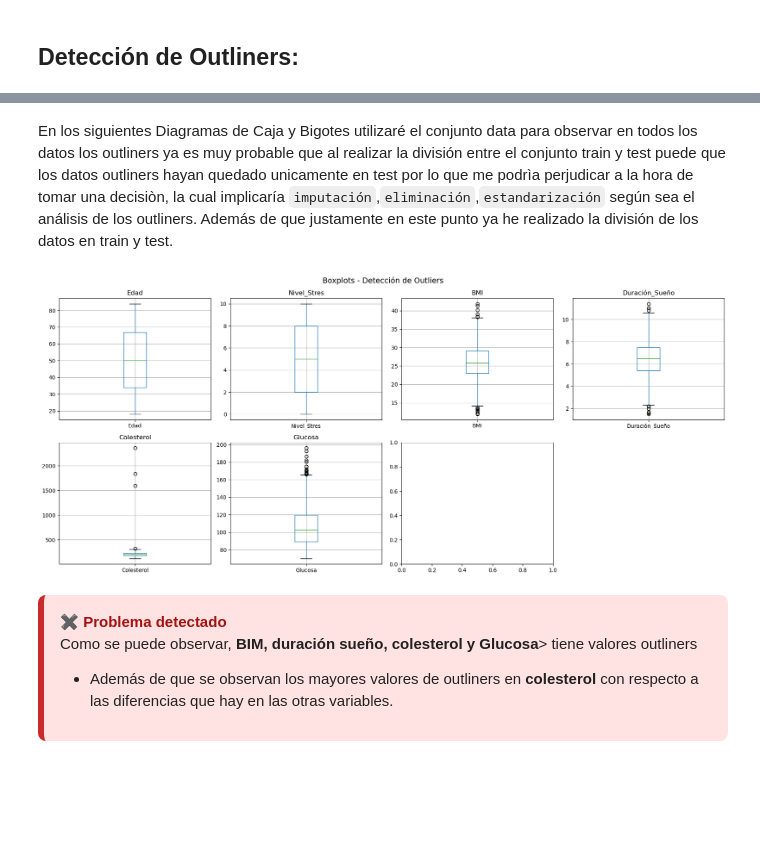
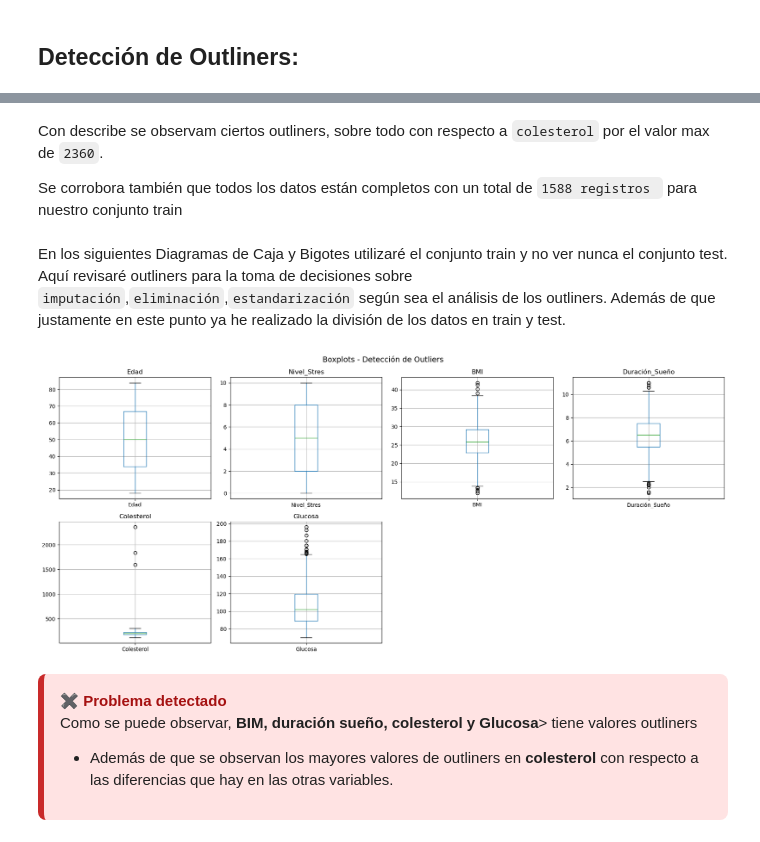
Before and after one commit to JhonZacipa/ML-hypertension-risk-prediction, a Jupyter notebook: ML Clasificación-árboles de decisión-y-K-vecinos.ipynb, the cells around one changed output, grey strips where cells are left out. Saved outputs shown, nothing was run; the diff lists cells and outputs as text; code cells hidden in the pictures; blank space fills up the shorter version.

Commit message:
feat: EDA complete, DecisionTreeClassifier complete

```diff
--- a/ML Clasificación-árboles de decisión-y-K-vecinos.ipynb
+++ b/ML Clasificación-árboles de decisión-y-K-vecinos.ipynb
@@ -163,2 +164,4 @@ Realizo de una vez la divisón para no ver nada del test y realizar posteriormen
 # %%
 train, test = train_test_split(data, test_size=0.2, random_state=77, stratify=data['Hipertension'])
+train = train.reset_index(drop=True)
+test = test.reset_index(drop=True)
@@ -269,19 +285,24 @@ cat_nominal = ['Medicación']
+# %% [markdown]
+Con describe se observam ciertos outliners, sobre todo con respecto a `colesterol` por el valor max de `2360`.
+
+Se corrobora también que todos los datos están completos con un total de `1588 registros ` para nuestro conjunto train
 # %% [markdown]
-En los siguientes Diagramas de Caja y Bigotes utilizaré el conjunto data para observar en todos los datos los outliners ya es muy probable que al realizar la división entre el conjunto train y test puede que los datos outliners hayan quedado unicamente en test por lo que me podrìa perjudicar a la hora de tomar una decisiòn, la cual implicaría `imputación`,`eliminación`,`estandarización` según sea el análisis de los outliners. Además de que justamente en este punto ya he realizado la división de los datos en train y test.
+En los siguientes Diagramas de Caja y Bigotes utilizaré el conjunto train y no ver nunca el conjunto test. Aquí revisaré outliners para la toma de decisiones sobre `imputación`,`eliminación`,`estandarización` según sea el análisis de los outliners. Además de que justamente en este punto ya he realizado la división de los datos en train y test.
 # %%
 fig, axes = plt.subplots(2, 4, figsize=(18, 8))
 
 for i, col in enumerate(numericas):
     ax = axes[i // 4, i % 4]
-    data.boxplot(column=col, ax=ax)
+    train.boxplot(column=col, ax=ax)
     ax.set_title(col)
 
-axes[1, 3].axis('off')
+for j in range(len(numericas), axes.size):
+    axes.flat[j].axis('off')
 plt.suptitle('Boxplots - Detección de Outliers', fontsize=14)
 plt.tight_layout()
 plt.show()
 # %% [output]
-[figure, old version]
+[figure, new version]
 # %% [markdown]
 <div style="
 background:#ffe3e3;
```
Also changed, not shown: parts of 48 cells of this notebook, 2 other files.
